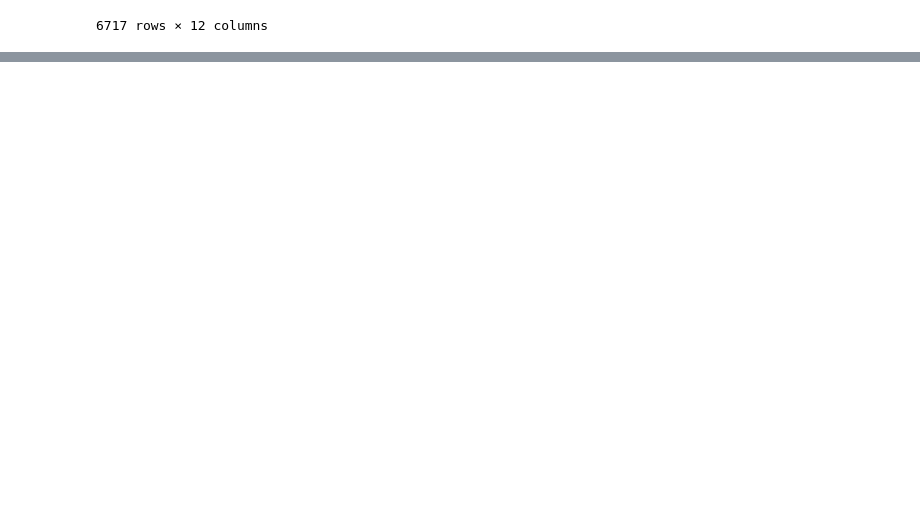
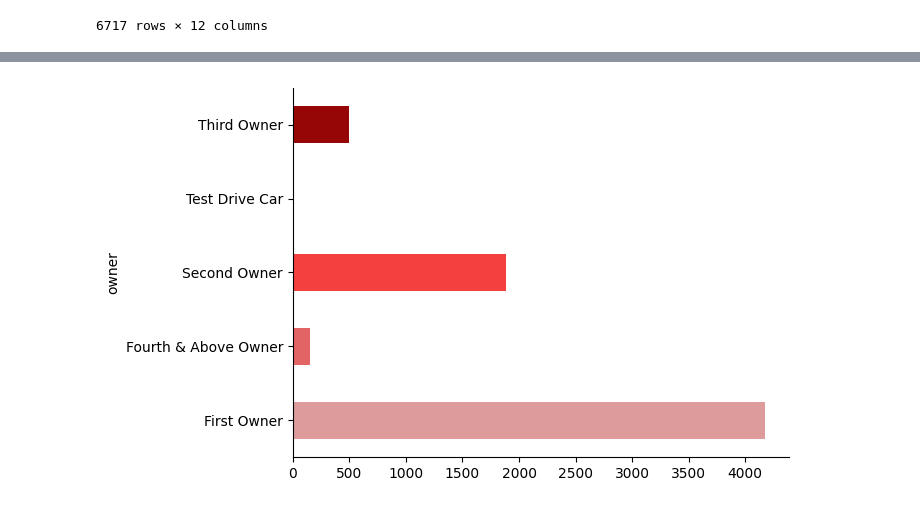
Before and after one commit to weronikaabednarz/Car-Price-Prediction, a Jupyter notebook: Car_Price_Prediction.ipynb, the cells around one changed output, grey strips where cells are left out. Drawn from its saved outputs; the diff is of its cells as text; code cells hidden in the pictures; blank space fills up the shorter version.

```diff
--- a/Car_Price_Prediction.ipynb
+++ b/Car_Price_Prediction.ipynb
@@ -268,0 +424,16 @@ plt.gca().spines[['top', 'right',]].set_visible(False)
+# %%
+# @title Zestawienie, który to właściciel
+
+# Definicja niestandardowej palety kolorów
+custom_palette = ['#de9b9b', '#e36464', '#f54040', '#cf0e0e', '#960606']
+
+# Wykres grupowany i wybór palety kolorów
+data.groupby('owner').size().plot(kind='barh', color=custom_palette)
+
+# Ukrycie niektórych osi
+plt.gca().spines[['top', 'right',]].set_visible(False)
+
+# Wyświetlenie wykresu
+plt.show()
+# %% [output]
+[figure, added]
```
Also changed, not shown: parts of 110 cells of this notebook.
